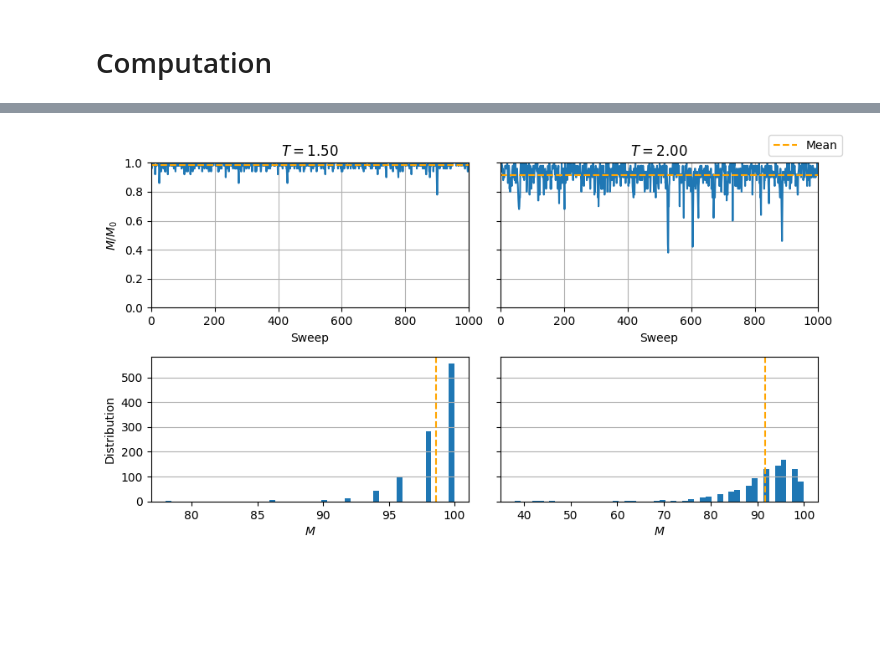
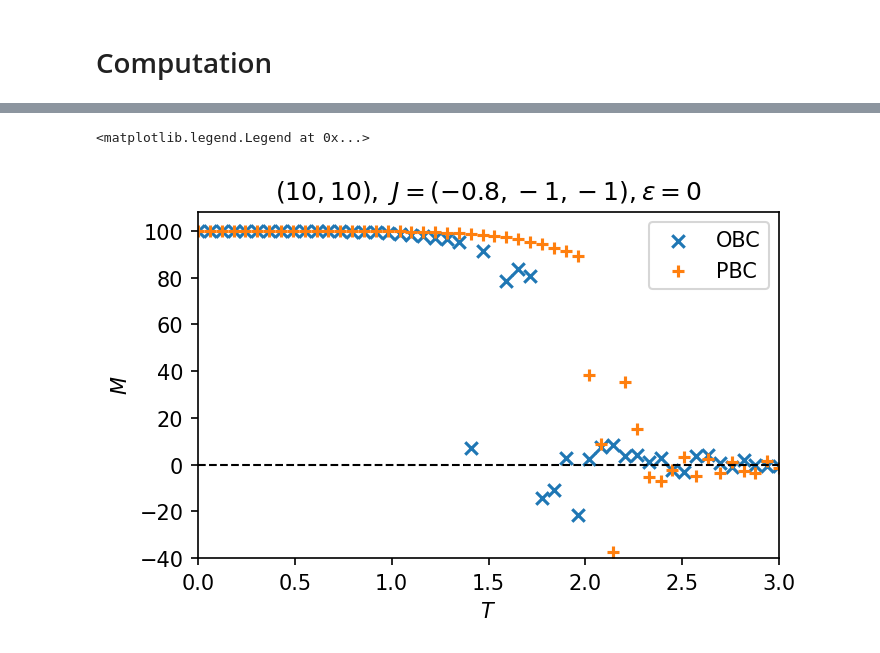
Before and after one commit to farid-rajabi/ising-model, a Jupyter notebook: main.ipynb, the cells around one changed output, grey strips where cells are left out. Drawn from its saved outputs; the diff is of its cells as text; code cells hidden in the pictures; blank space fills up the shorter version.

```diff
--- a/main.ipynb
+++ b/main.ipynb
@@ -95,31 +129,0 @@ plt.tight_layout()
-# %%
-def custom_E_flip(
-    self,
-    coord: tuple[int, int],
-    site_spin: (int | float),
-    neighbor_spin: np.ndarray
-) -> (int | float):
-    J_1, J_2, J_3 = -1.2, -1, -1
-    if coord[1] % 2 == 0:
-        self.J = np.array([J_2, J_1, J_3, J_3])
-    else:
-        self.J = np.array([J_1, J_2, J_3, J_3])
-    return -2 * (site_spin * (self.J * neighbor_spin).sum() +
-                 self.epsilon * site_spin)
-
-
-MonteCarlo.E_flip = custom_E_flip
-
-# lattice_1 = MonteCarlo(np.ones((N_i, N_j)))
-lattice_2 = MonteCarlo(np.ones((N_i, N_j)))
-
-Ts = np.linspace(0, 5, 50)
-# M_T_1 = []
-M_T_2 = []
-for T in Ts:
-    # lattice_1.T = T
-    lattice_2.T = T
-    # M_T_1.append(lattice_1.magnetization(2000, 'PBC'))
-    M_T_2.append(lattice_2.magnetization(5000, 'OBC'))
-# M_T_1 = np.array(M_T_1)
-M_T_2 = np.array(M_T_2)
@@ -150,29 +130,15 @@ M3_s = np.array(M3_s)
-# %%
-fig, axes = plt.subplots(2, 2, figsize=(9, 5), sharey='row')
-axes[0, 0].plot(M2_s / lattice_2.lattice.size)
-axes[0, 1].plot(M3_s / lattice_3.lattice.size)
-axes[0, 0].axhline(M2_s.mean() / lattice_2.lattice.size,
-                   c='orange', ls='--', label='Mean')
-axes[0, 1].axhline(M3_s.mean() / lattice_3.lattice.size, c='orange', ls='--')
-axes[0, 0].set_title(r'$T = {:.2f}$'.format(lattice_2.T))
-axes[0, 1].set_title(r'$T = {:.2f}$'.format(lattice_3.T))
-axes[0, 0].set_ylabel(r'$M / M_0$')
-for ax in axes[0]:
-    ax.set_xlabel('Sweep')
-    ax.set_xlim(0, len(M2_s))
-    ax.set_ylim(0, 1)
-    ax.grid()
-axes[1, 0].hist(M2_s, bins=50)
-axes[1, 1].hist(M3_s, bins=50)
-axes[1, 0].axvline(M2_s.mean(), c='orange', ls='--')
-axes[1, 1].axvline(M3_s.mean(), c='orange', ls='--')
-axes[1, 0].set_xlabel(r'$M$')
-axes[1, 1].set_xlabel(r'$M$')
-axes[1, 0].set_ylabel(r'Distribution')
-for ax in axes[1]:
-    ax.grid(axis='y')
-fig.legend()
-fig.tight_layout()
-fig.savefig('mc-M-s.png', dpi=150, bbox_inches='tight')
-# %% [output]
-[figure, removed]
+# %%
+fig, ax = plt.subplots(figsize=(5, 3), dpi=150)
+ax.scatter(Ts, M_T_1, label='OBC', marker='x')
+ax.scatter(Ts, M_T_2, label='PBC', marker='+')
+ax.set_xlabel(r'$T$')
+ax.set_ylabel(r'$M$')
+ax.set_title(r'$({}, {}),\ J = (-0.8, -1, -1), \epsilon = {}$'.format(
+    N_i, N_j, epsilon))
+ax.set_xlim(Ts.min(), Ts.max())
+ax.set_ylim(bottom=-40)
+ax.axhline(0, ls='--', c='black', lw=1)
+ax.legend()
+# %% [output]
+<matplotlib.legend.Legend at 0x...>
+[figure, added]
```
Also changed, not shown: parts of 16 cells of this notebook, 1 other file.
